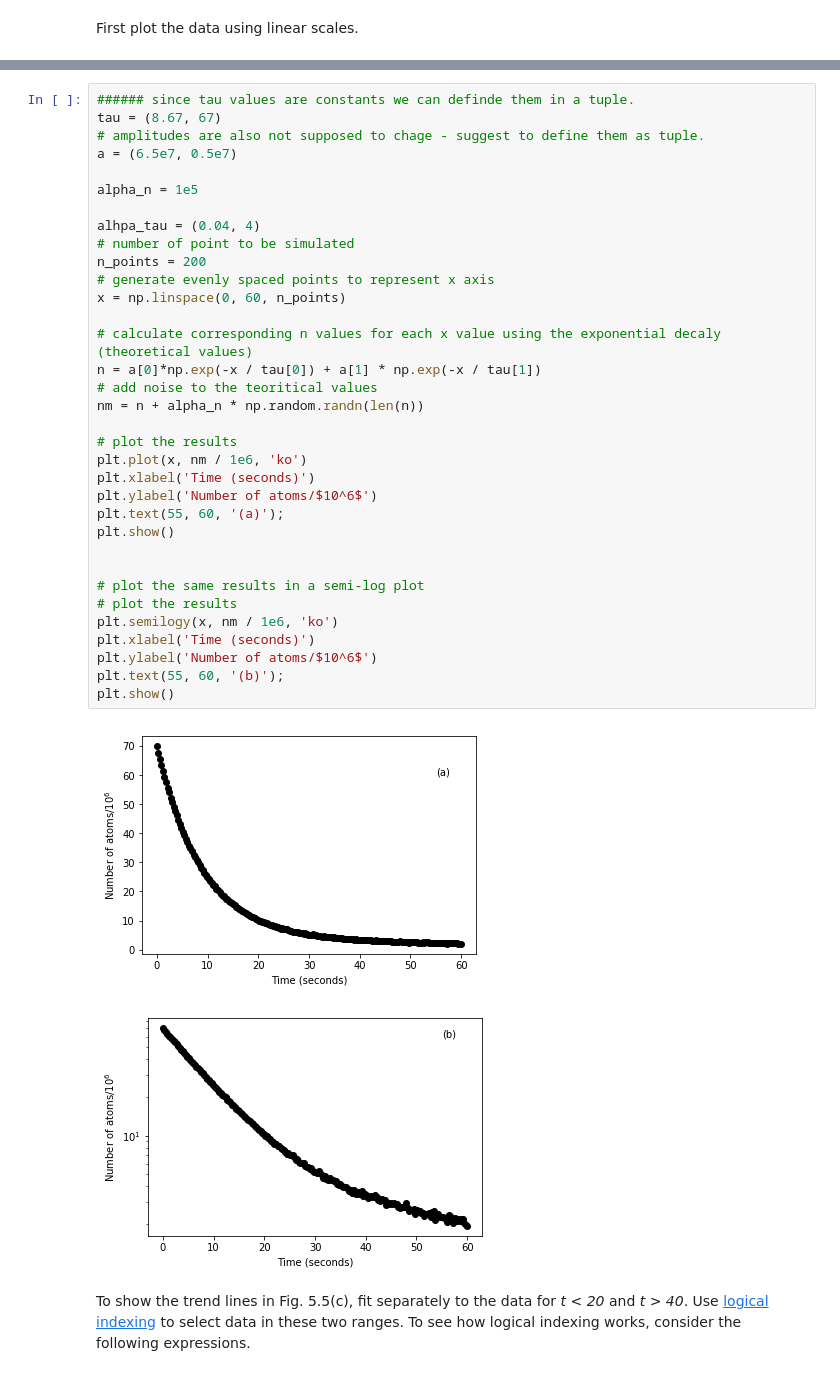
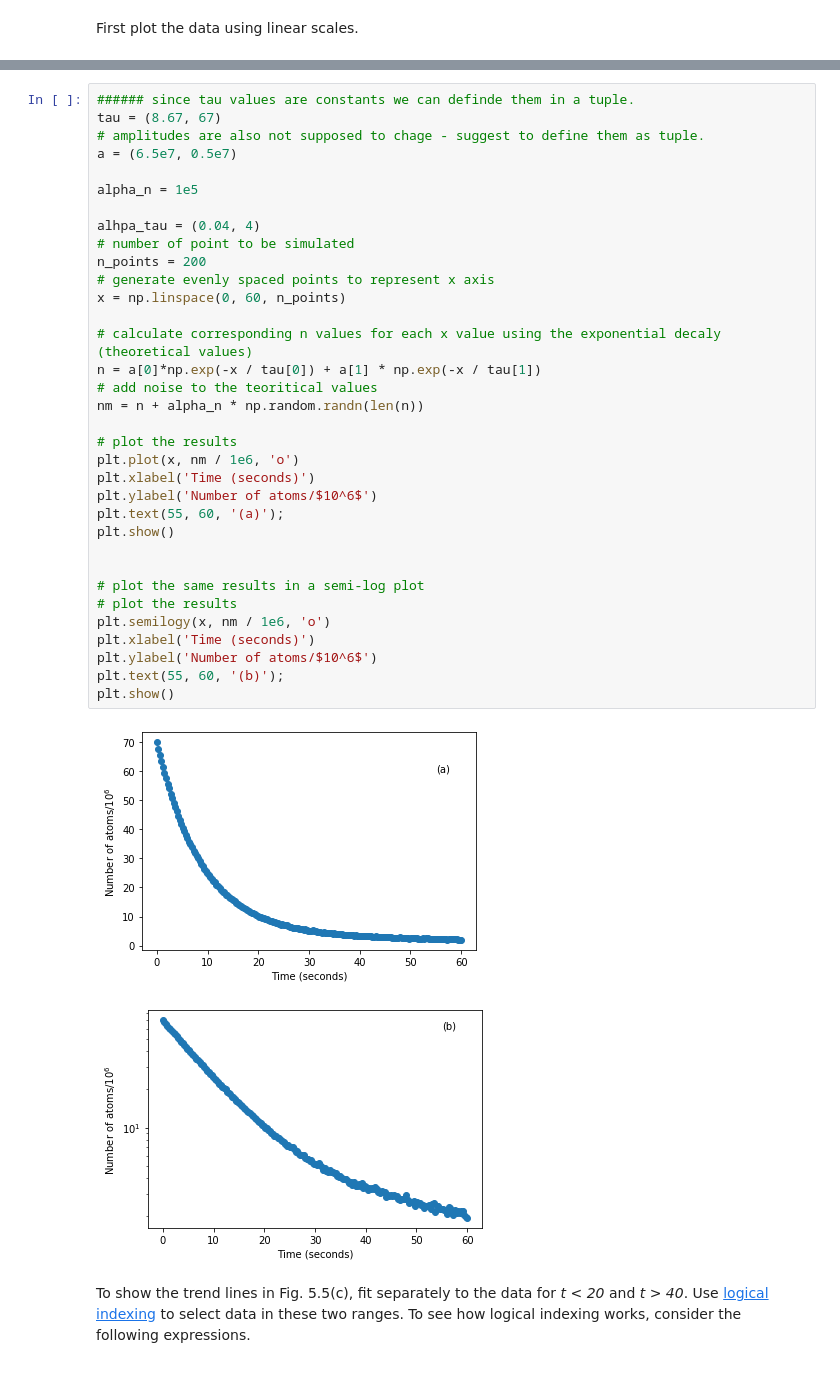
Before and after one commit to jsdodge/data-analysis-python, a Jupyter notebook: notebooks/5.0-Visualization-and-modeling.ipynb, the cells around one changed output, grey strips where cells are left out. Saved outputs shown, nothing was run; the diff lists cells and outputs as text.

```diff
--- a/notebooks/5.0-Visualization-and-modeling.ipynb
+++ b/notebooks/5.0-Visualization-and-modeling.ipynb
@@ -308,37 +316,37 @@ tau = (8.67, 67)
 # amplitudes are also not supposed to chage - suggest to define them as tuple.
 a = (6.5e7, 0.5e7)
 
 alpha_n = 1e5
 
 alhpa_tau = (0.04, 4)
 # number of point to be simulated
 n_points = 200
 # generate evenly spaced points to represent x axis
 x = np.linspace(0, 60, n_points)
 
 # calculate corresponding n values for each x value using the exponential decaly (theoretical values)
 n = a[0]*np.exp(-x / tau[0]) + a[1] * np.exp(-x / tau[1])
 # add noise to the teoritical values
 nm = n + alpha_n * np.random.randn(len(n))
 
 # plot the results
-plt.plot(x, nm / 1e6, 'ko')
+plt.plot(x, nm / 1e6, 'o')
 plt.xlabel('Time (seconds)')
 plt.ylabel('Number of atoms/$10^6$')
 plt.text(55, 60, '(a)');
 plt.show()
 
 
 # plot the same results in a semi-log plot
 # plot the results
-plt.semilogy(x, nm / 1e6, 'ko')
+plt.semilogy(x, nm / 1e6, 'o')
 plt.xlabel('Time (seconds)')
 plt.ylabel('Number of atoms/$10^6$')
 plt.text(55, 60, '(b)');
 plt.show()
 # %% [output]
-[figure, old version]
+[figure, new version]
-[figure, old version]
+[figure, new version]
 # %% [markdown]
 To show the trend lines in Fig. 5.5(c), fit separately to the data for *t < 20* and *t > 40*. Use [logical indexing]() to select data in these two ranges. To see how logical indexing works, consider the following expressions.
 # %%
```
Also changed, not shown: parts of 86 cells of this notebook, 2 other files.
